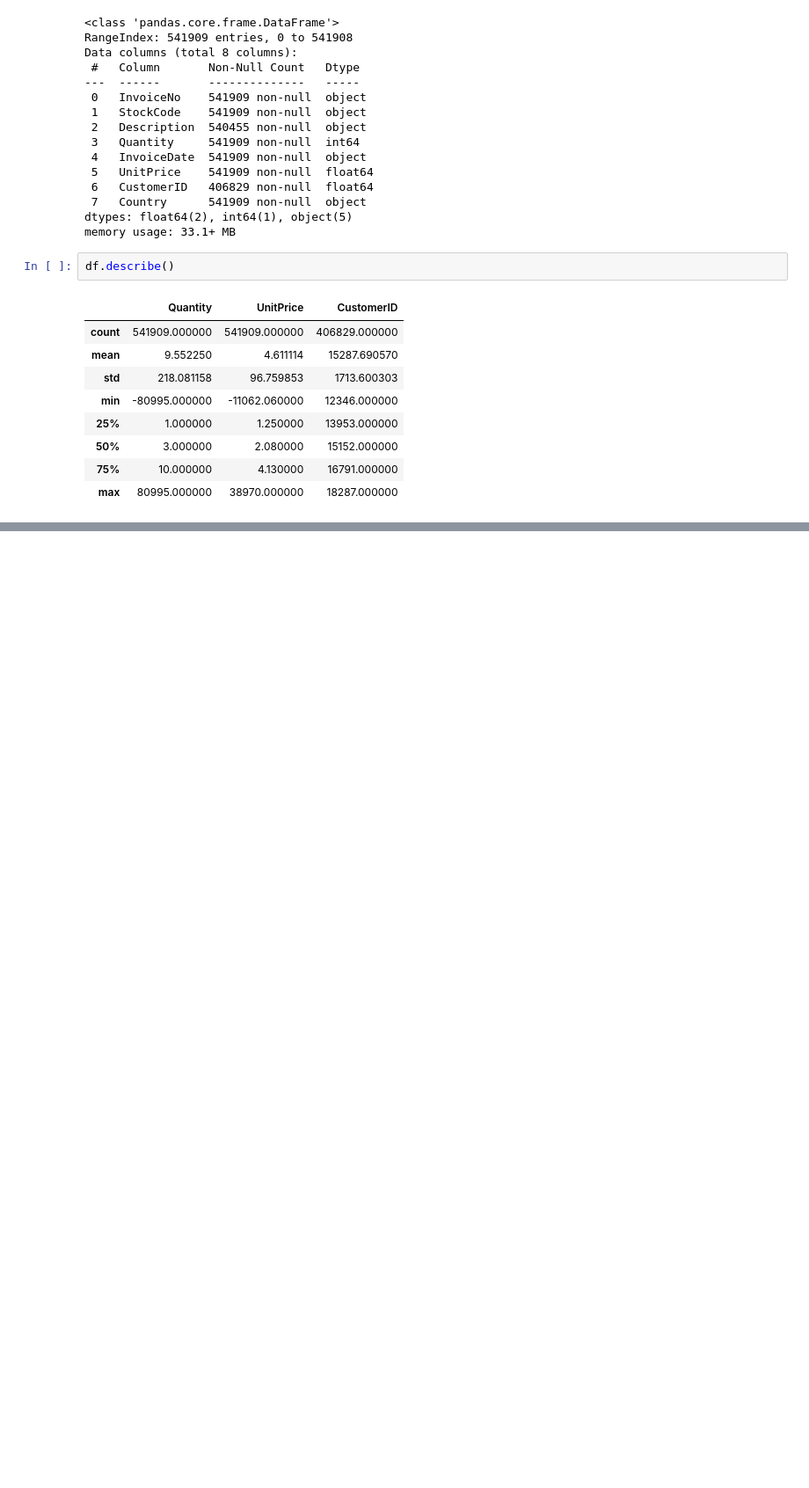
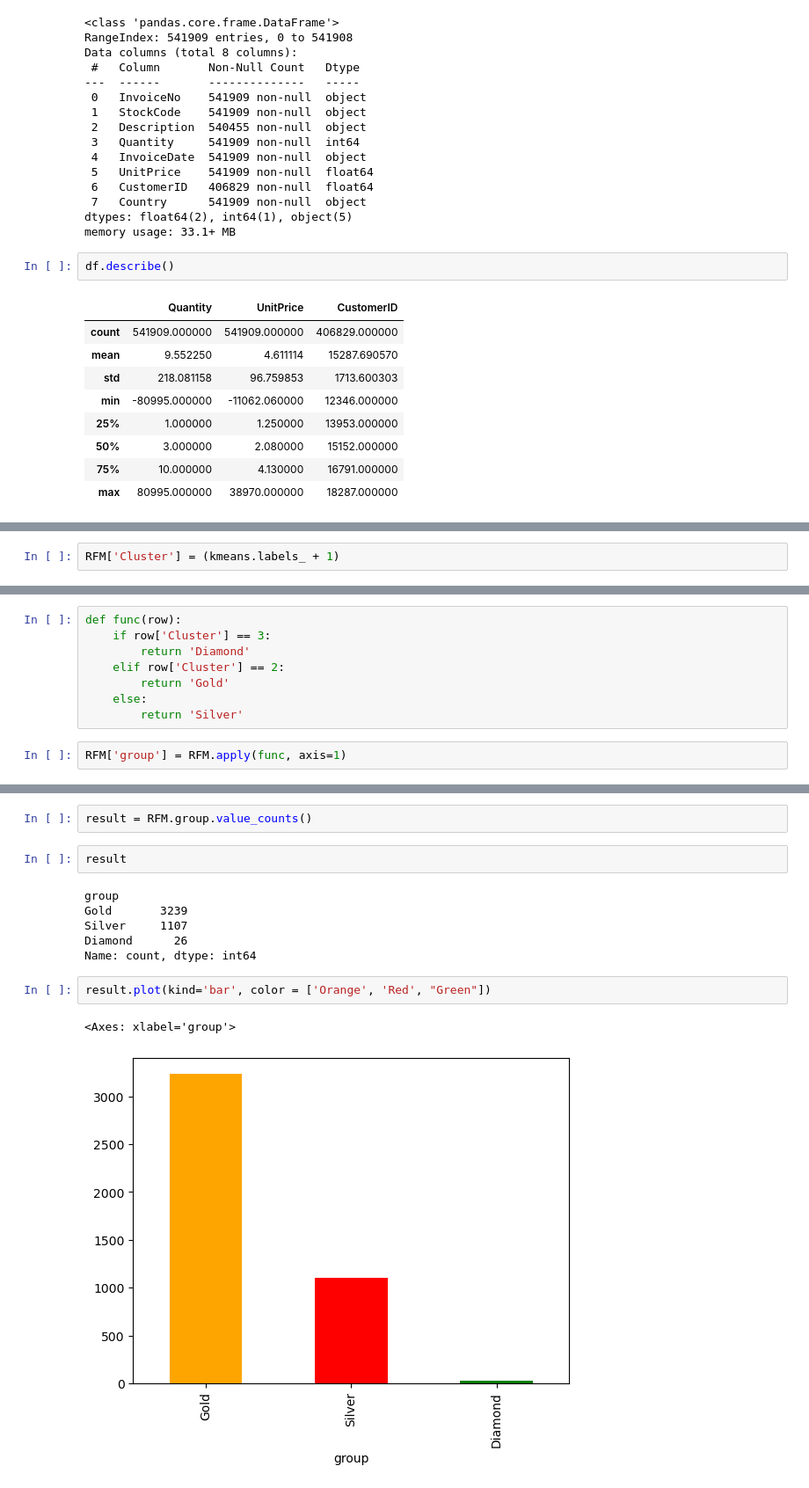
Before and after one commit to MDalamin5/Data-Science-ML, a Jupyter notebook: Python-Libraries_and_OOPs/Ostad-PY-Libraries/Module-14/K-Mean-Clustering/class-code.ipynb, the cells around one changed output, grey strips where cells are left out. Shown: that part at 88% size. Saved outputs shown, nothing was run; the diff lists cells and outputs as text; blank space fills up the shorter version.

```diff
--- a/Python-Libraries_and_OOPs/Ostad-PY-Libraries/Module-14/K-Mean-Clustering/class-code.ipynb
+++ b/Python-Libraries_and_OOPs/Ostad-PY-Libraries/Module-14/K-Mean-Clustering/class-code.ipynb
@@ -64,0 +364,2 @@ df.describe()
+# %%
+RFM['Cluster'] = (kmeans.labels_ + 1)
@@ -64,0 +392,10 @@ df.describe()
+# %%
+def func(row):
+    if row['Cluster'] == 3:
+        return 'Diamond'
+    elif row['Cluster'] == 2:
+        return 'Gold'
+    else:
+        return 'Silver'
+# %%
+RFM['group'] = RFM.apply(func, axis=1)
@@ -64,0 +419,15 @@ df.describe()
+# %%
+result = RFM.group.value_counts()
+# %%
+result
+# %% [output]
+group
+Gold       3239
+Silver     1107
+Diamond      26
+Name: count, dtype: int64
+# %%
+result.plot(kind='bar', color = ['Orange', 'Red', "Green"])
+# %% [output]
+<Axes: xlabel='group'>
+[figure, added]
```
Also changed, not shown: parts of 34 cells of this notebook.
